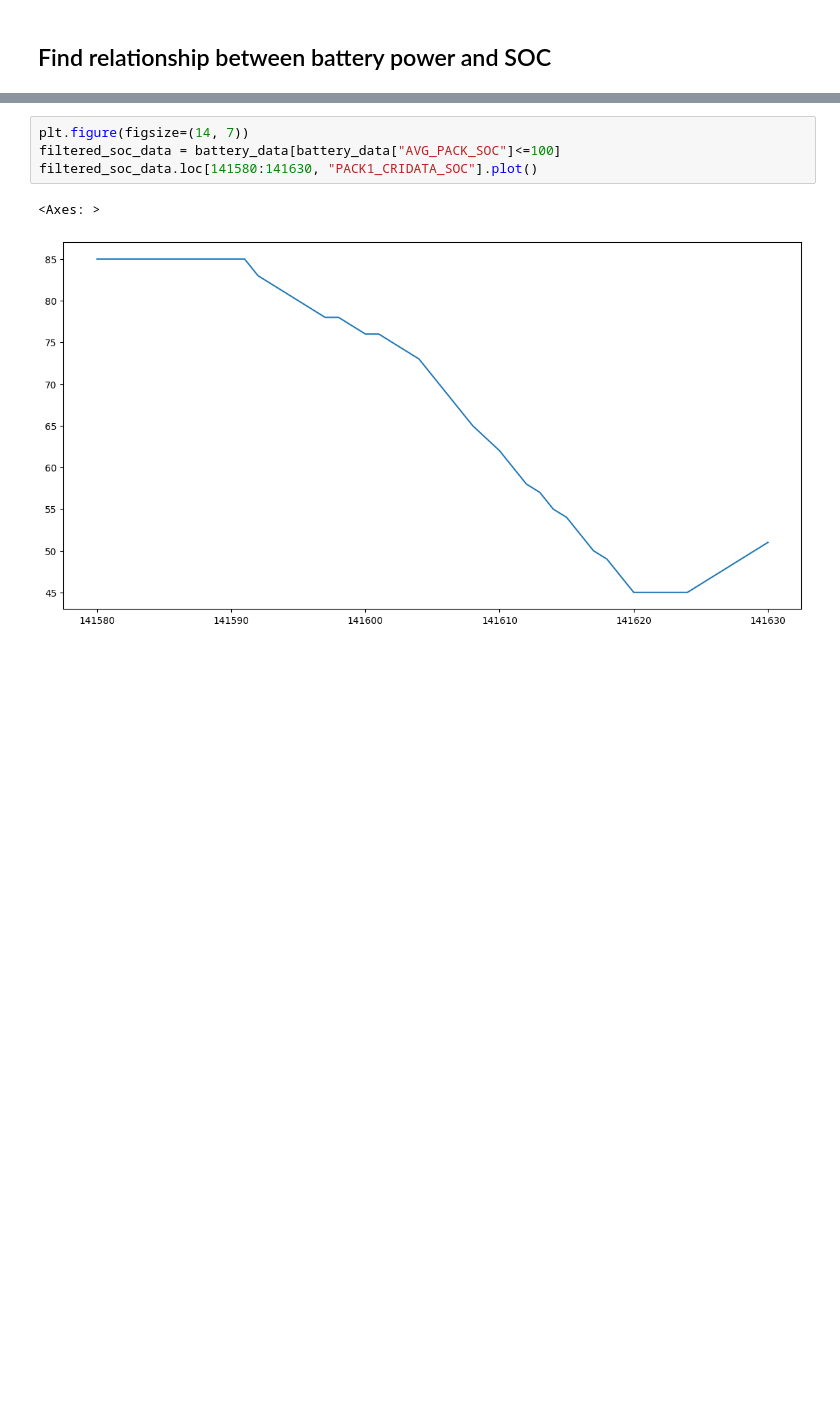
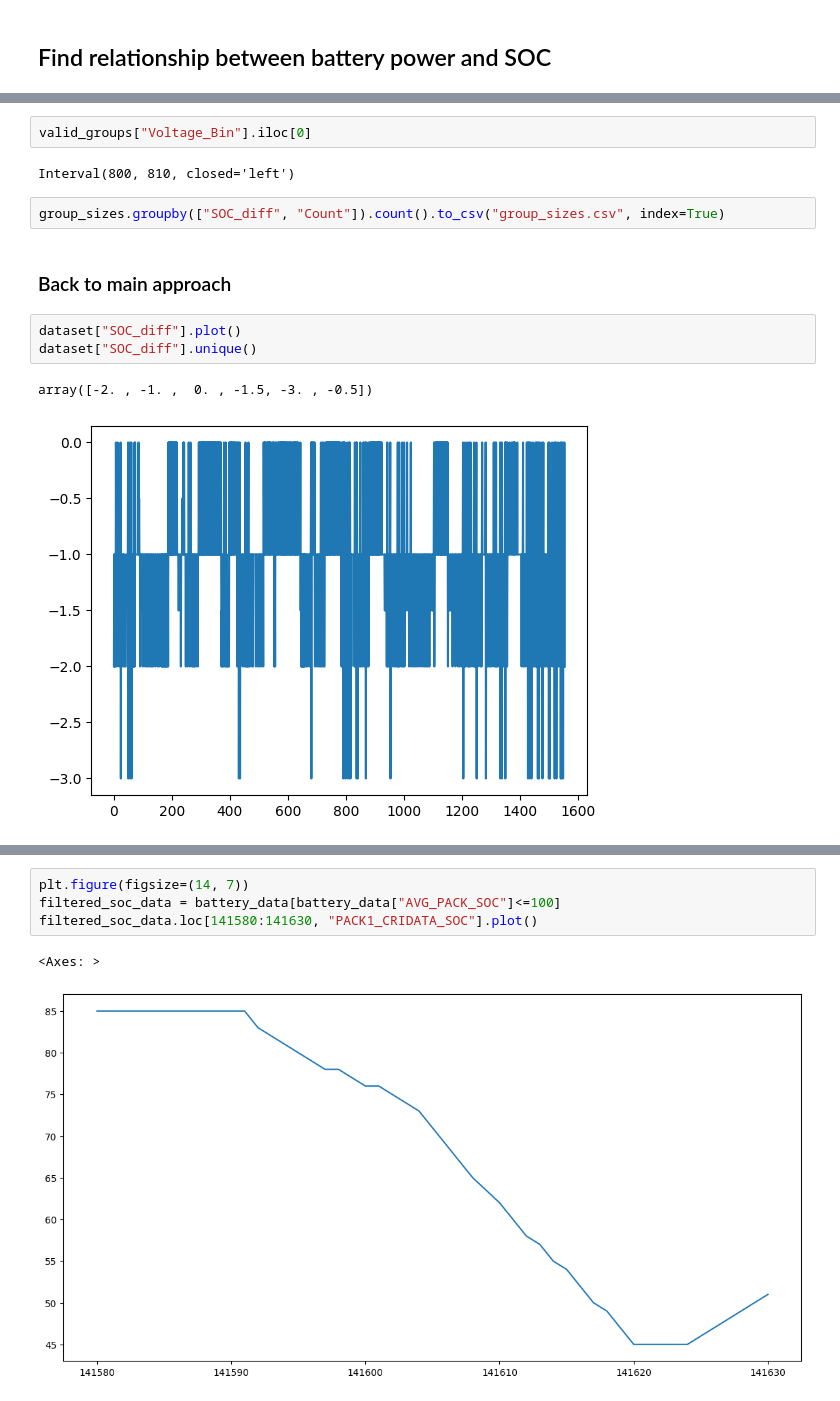
Before and after one commit to danjhk/battery_AD, a Jupyter notebook: eda_battery.ipynb, the cells around one changed output, grey strips where cells are left out. Saved outputs shown, nothing was run; the diff lists cells and outputs as text; blank space fills up the shorter version.

```diff
--- a/eda_battery.ipynb
+++ b/eda_battery.ipynb
@@ -56,0 +361,14 @@ final_df.shape
+# %%
+valid_groups["Voltage_Bin"].iloc[0]
+# %% [output]
+Interval(800, 810, closed='left')
+# %%
+group_sizes.groupby(["SOC_diff", "Count"]).count().to_csv("group_sizes.csv", index=True)
+# %% [markdown]
+### Back to main approach
+# %%
+dataset["SOC_diff"].plot()
+dataset["SOC_diff"].unique()
+# %% [output]
+array([-2. , -1. ,  0. , -1.5, -3. , -0.5])
+[figure, added]
```
Also changed, not shown: parts of 42 cells of this notebook, 1 other file.
